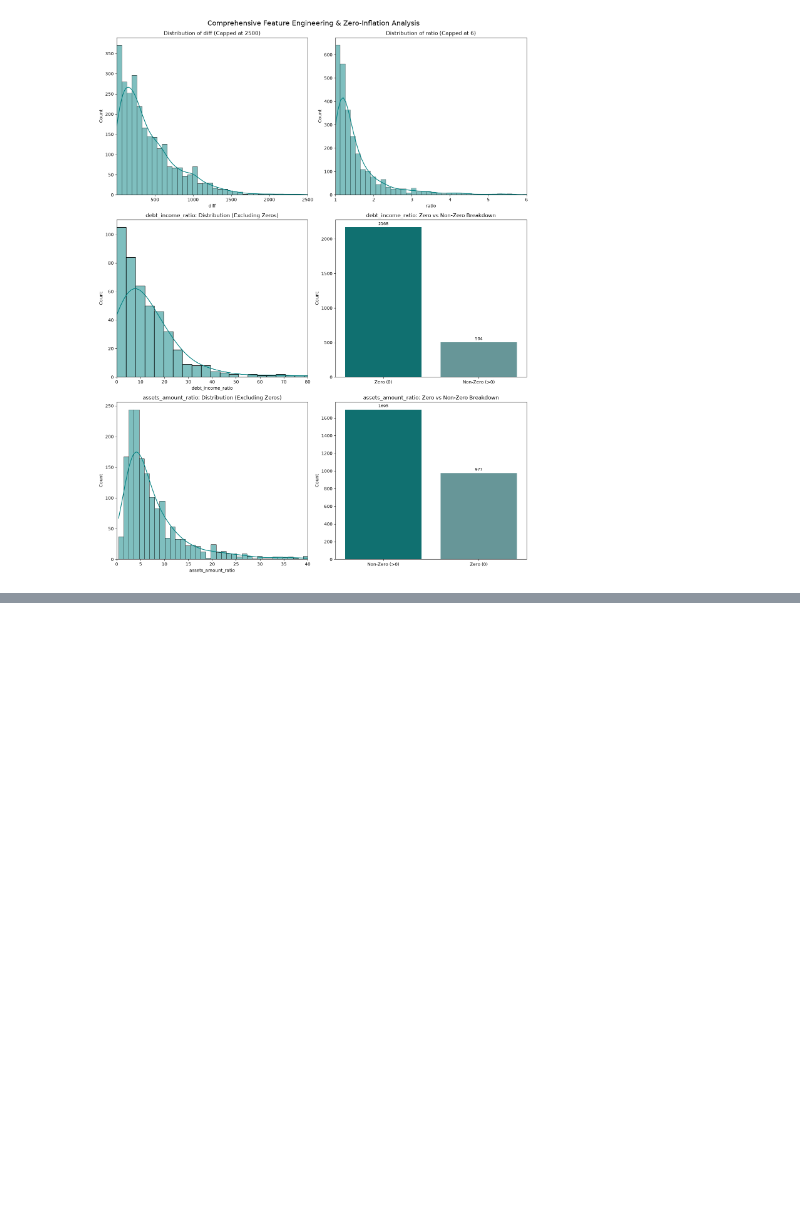
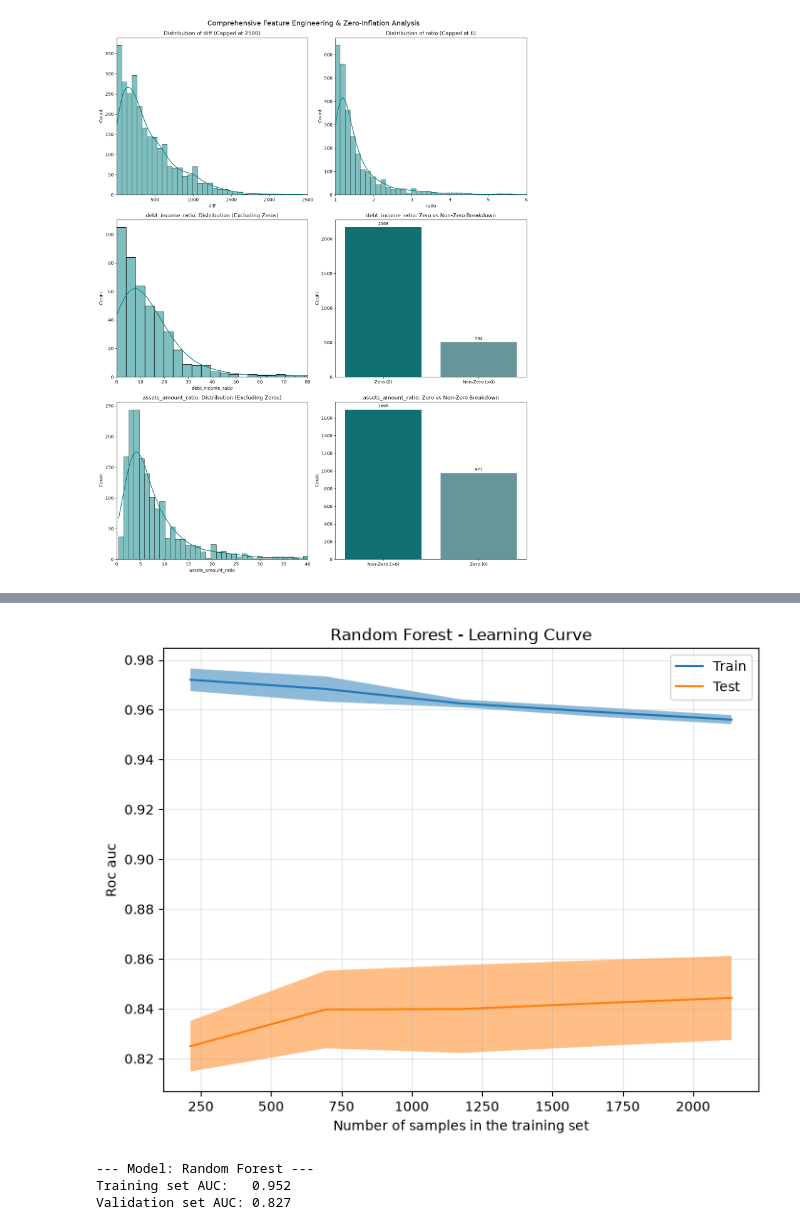
Before and after one commit to BevisWong76/credit-risk-predictor, a Jupyter notebook: credit_risk_classification.ipynb, the cells around one changed output, grey strips where cells are left out. Saved outputs shown, nothing was run; the diff lists cells and outputs as text; code cells hidden in the pictures; blank space fills up the shorter version.

```diff
--- a/credit_risk_classification.ipynb
+++ b/credit_risk_classification.ipynb
@@ -434,0 +896,35 @@ plt.show()
+# %%
+# RF Learning Curve Visualization
+
+rf_best = grid_search_rf.best_estimator_
+
+# Define a ShuffleSplit cross-validator for the learning curve
+cv = ShuffleSplit(n_splits=5, test_size=0.2, random_state=42)
+
+# Use LearningCurveDisplay to visualize
+plt.figure(figsize=(8, 6))
+LearningCurveDisplay.from_estimator(
+    rf_best,
+    X_train,
+    y_train,
+    train_sizes=np.linspace(0.1, 1.0, 5),
+    cv=cv,
+    scoring='roc_auc',
+    n_jobs=-1,
+    ax=plt.gca()
+)
+
+plt.title('Random Forest - Learning Curve')
+plt.grid(True, alpha=0.3)
+plt.savefig(tuning_plots_dir / "03_RF_learning_curve.png", dpi=300)
+plt.show()
+# %% [output]
+[figure, added]
+# %%
+# Evaluate the best model on the training and validation sets
+
+evaluate_and_store_model_performance(rf_best, "Random Forest", X_train, y_train, X_val, y_val)
+# %% [output]
+--- Model: Random Forest ---
+Training set AUC:   0.952
+Validation set AUC: 0.827
```
Also changed, not shown: parts of 51 cells of this notebook, 28 other files.
